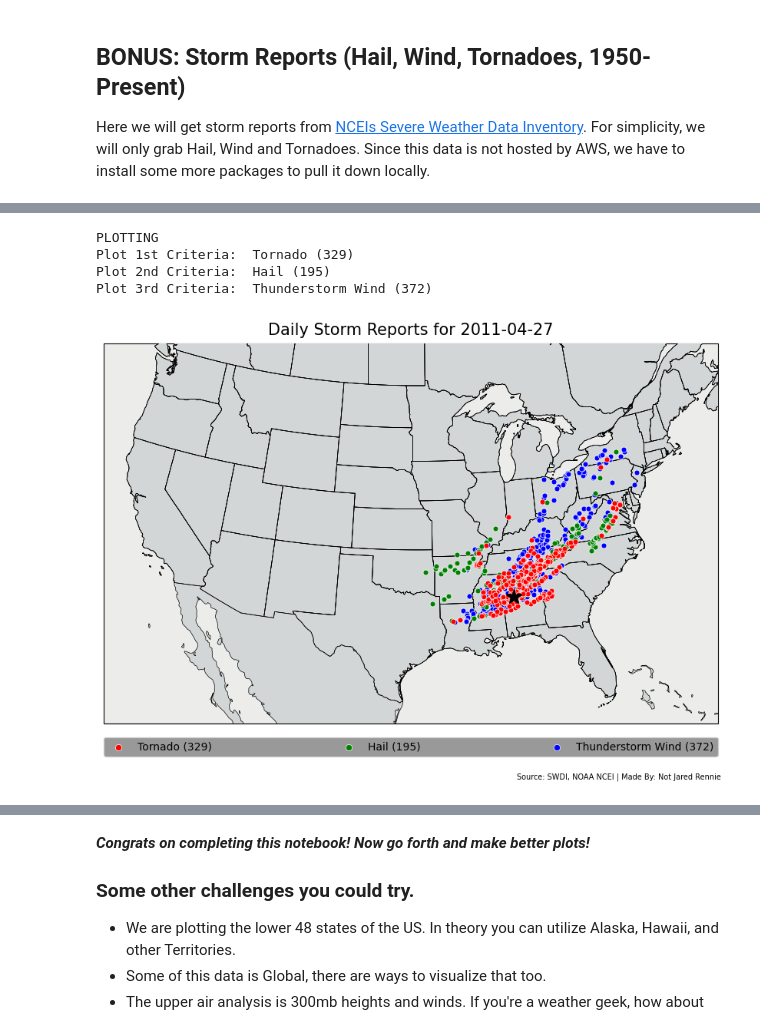
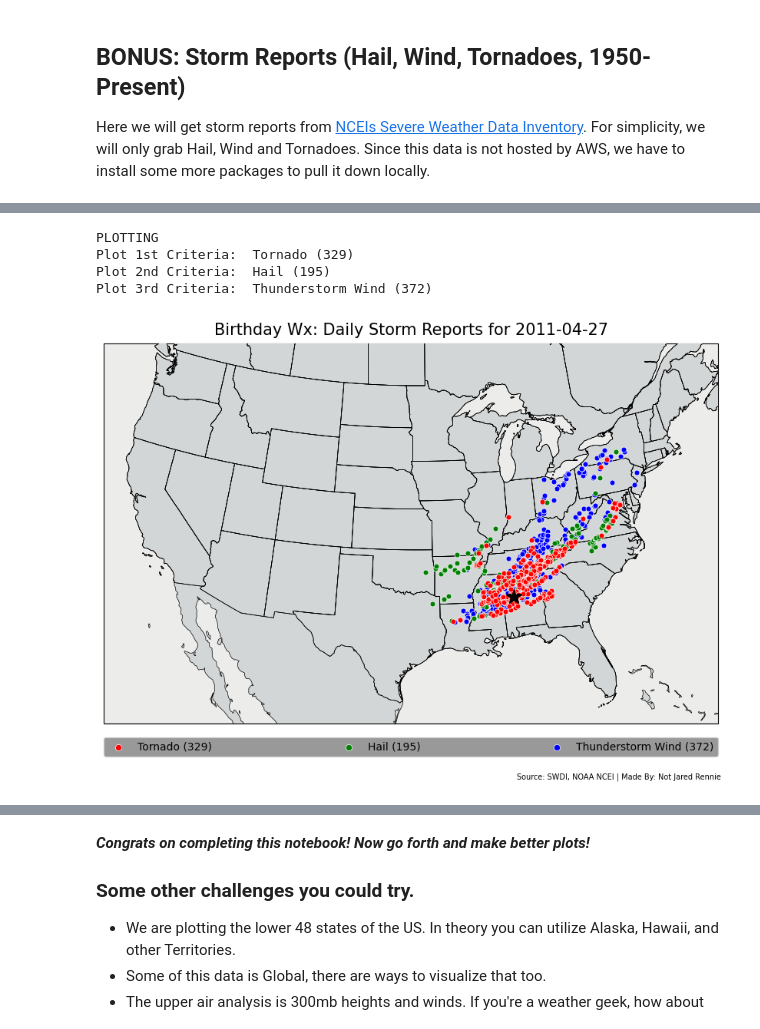
Before and after one commit to jjrennie/birthday-weather, a Jupyter notebook: birthdayWx.ipynb, the cells around one changed output, grey strips where cells are left out. Cells and saved outputs as stored; diff of their text form; code cells hidden in the pictures.

```diff
--- a/birthdayWx.ipynb
+++ b/birthdayWx.ipynb
@@ -106,7 +109,6 @@ try:
   ghcnhMeta = pd.read_csv(ghcnh_meta_url)
 except Exception as e:
   print('SOMETHING WENT WRONG: ',e)
-ghcnhMeta=ghcnhMeta[ghcnhMeta['STATE']==inState]
 ghcnhMeta=ghcnhMeta.sort_values(by='NAME')
 
 """
@@ -893,9 +905,12 @@ try:
     wpcFile='./CODSUS_'+start_date.strftime('%Y%m%d')+'.txt'
     print(wpcFile)
     dfWPC = parse_wpc_surface_bulletin(wpcFile)
-    os.remove(wpcFile)
-    hasFronts=True
-    print("SUCCESS Getting Fronts!")
+    if len(dfWPC) <=1:
+        print("ISSUE Getting Fronts! Can Only Plot High/Lows")
+        os.remove(wpcFile)
+    else:
+        hasFronts=True
+        print("SUCCESS Getting Fronts!")
 except:
     print("ISSUE Getting Fronts! Can Only Plot High/Lows")
 # %% [output]
@@ -941,6 +956,7 @@ plt.clabel(cs, fmt='%d')
 
 if hasFronts:
     plot_bulletin(conus_ax, dfWPC)
+    os.remove(wpcFile)
 else:
     # Find High/Low
     h_y, h_x = find_peaks(SLP)
@@ -972,7 +988,7 @@ del SLP, inDataMSL, dsMSL
 
 # Make some nice titles for the plot, then show!
 plt.annotate('Source: ERA5, NSF NCAR, NOAA WPC, IEM | Made By: '+author,xy=(1.005, -0.04), xycoords='axes fraction', fontsize=7,color='black',horizontalalignment='right', verticalalignment='bottom')
-plt.title('Sea Level Pressure and Weather Fronts for '+fmtDate4,size=17,color='black')
+plt.title('Birthday Wx: Sea Level Pressure and Weather Fronts for '+fmtDate4,size=15,color='black')
 plt.show()
 plt.clf()
 plt.close()
@@ -1607,32 +1806,32 @@ conus_ax.scatter(0, 0, marker='o',s=35,color=crit3color,edgecolors='white',linew
 for counter in range(0,len(outLats3)):
     lat=outLats3[counter]
     lon=outLons3[counter]
     st=outState3[counter]
     conus_ax.scatter(lon, lat, marker='o',s=25,color=crit3color,edgecolors='white',linewidths=0.5,transform=ccrs.PlateCarree(),zorder=8)
 
 # Add legend
 conus_ax.legend(bbox_to_anchor=(0., -.087, 1., -1.02), loc=3, ncol=3, mode="expand", borderaxespad=0., fontsize=10, facecolor='#808080')
 
 # Add Location
 conus_ax.plot(stnLon, stnLat, marker='*', markersize=15, markeredgecolor='black', linestyle='-', color='black',transform=ccrs.PlateCarree(),zorder=101)
 
 # Add Titles
-plt.suptitle("Daily Storm Reports for "+stormDate.strftime("%Y-%m-%d"),size=15,color='black',y=1.05)
+plt.suptitle("Birthday Wx: Daily Storm Reports for "+stormDate.strftime("%Y-%m-%d"),size=15,color='black',y=1.05)
 plt.annotate('Source: SWDI, NOAA NCEI | Made By: '+author,xy=(1.005, -0.15), xycoords='axes fraction', fontsize=7,color='black',horizontalalignment='right', verticalalignment='bottom')
 
 # Remove some variables (to save memory)
 del inData
 
 # Rm file
 os.remove(input_csv)
 
 # Show Figure
 plt.show()
 plt.clf()
 plt.close()
 # %% [output]
 PLOTTING
 Plot 1st Criteria:  Tornado (329)
 Plot 2nd Criteria:  Hail (195)
 Plot 3rd Criteria:  Thunderstorm Wind (372)
-[figure, old version]
+[figure, new version]
```
Also changed, not shown: parts of 41 cells of this notebook, 1 other file.
